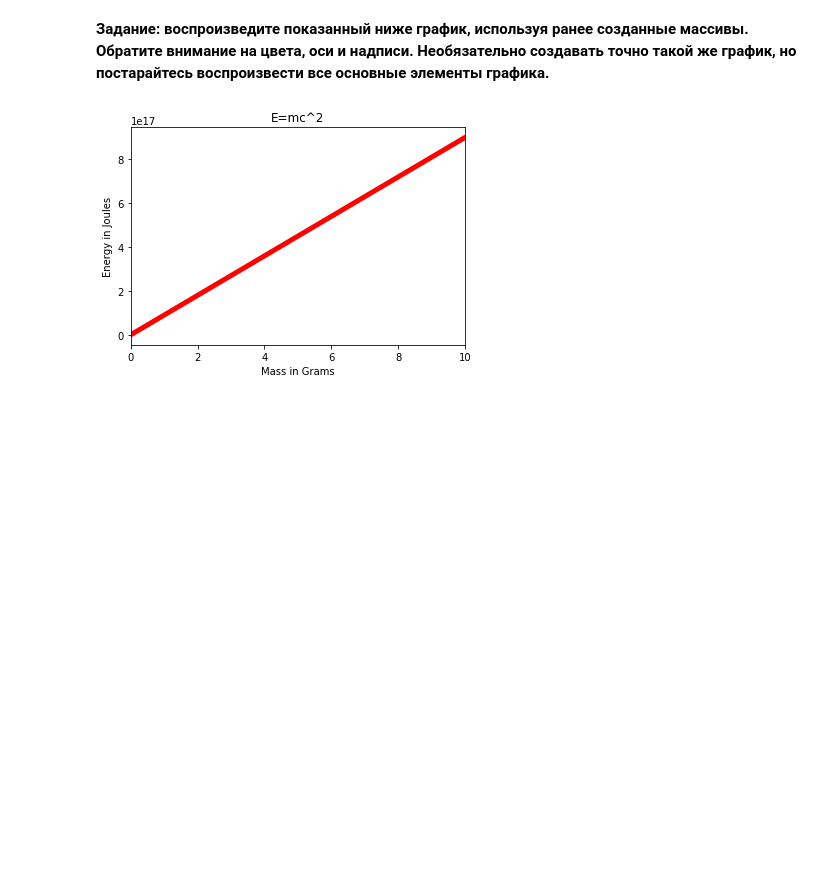
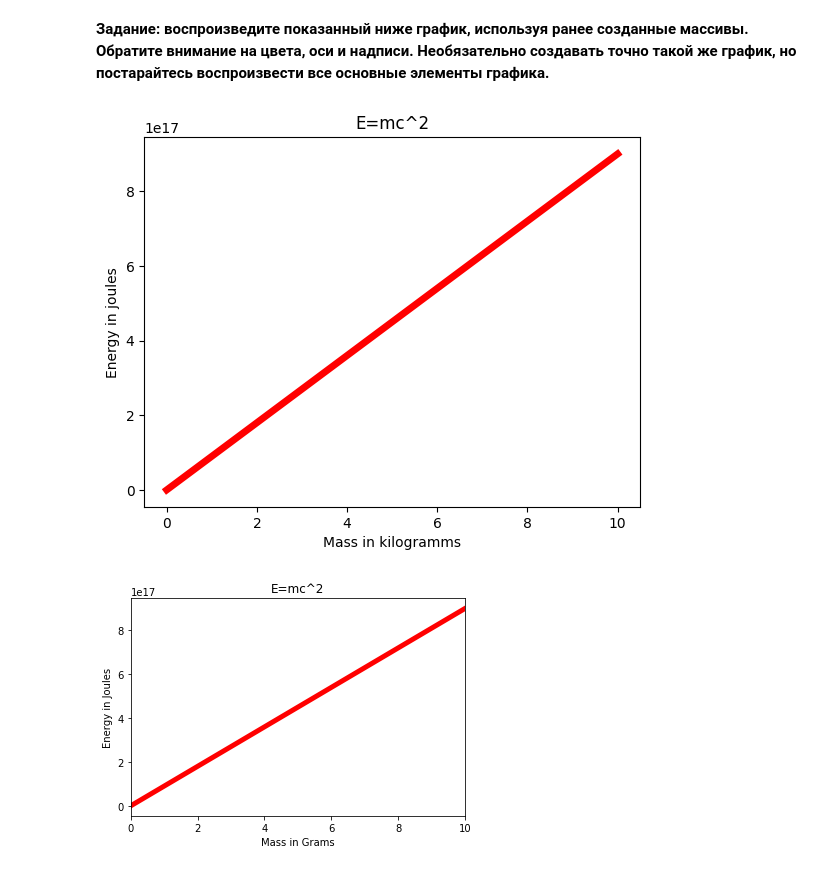
Before and after one commit to BaiQazaq/Qstem_quest_14, a Jupyter notebook: 3. Matplotlib/04_Matplotlib_Exercises.ipynb, the cells around one changed output. Drawn from its saved outputs; the diff is of its cells as text; code cells hidden in the pictures; blank space fills up the shorter version.

```diff
--- a/3. Matplotlib/04_Matplotlib_Exercises.ipynb
+++ b/3. Matplotlib/04_Matplotlib_Exercises.ipynb
@@ -36,3 +36,7 @@ $$E=mc^2$$
 Вам нужно будет указать значение для **c**, приведя его в нужные единицы измерения - в метрах в секунду. Можете найти ответ с помощью поиска в Google (достаточно будет указать примерное значение).
 
 **ЗАМЕЧАНИЕ: Если Вам непонятна постановка задачи, то не стесняйтесь посмотреть решение в блокноте с решениями.**
+# %%
+import numpy as np
+m = np.arange(float(0), float(11), 1)
+print(m)
@@ -41,3 +47,5 @@ $$E=mc^2$$
 Массив m должен выглядеть вот так:
 
 [ 0.  1.  2.  3.  4.  5.  6.  7.  8.  9. 10.]
+# %%
+E = m * (3e8)**2
@@ -60,3 +73,13 @@ $$E=mc^2$$
+# %%
+# ПИШИТЕ ВАШ КОД ЗДЕСЬ
+plt.plot(m, E, marker='', color='red', linewidth=5)
+plt.title('E=mc^2')
+plt.xlabel('Mass in kilogramms')
+plt.ylabel('Energy in joules')
+plt.grid(False)
+plt.show()
+# %% [output]
+[figure, added]
 # %%
 # НЕ ЗАПУСКАЙТЕ ЯЧЕЙКУ НИЖЕ, ИНАЧЕ ГРАФИК ИСЧЕЗНЕТ!
 # %%
```
Also changed, not shown: parts of 14 cells of this notebook, 3 other files.
